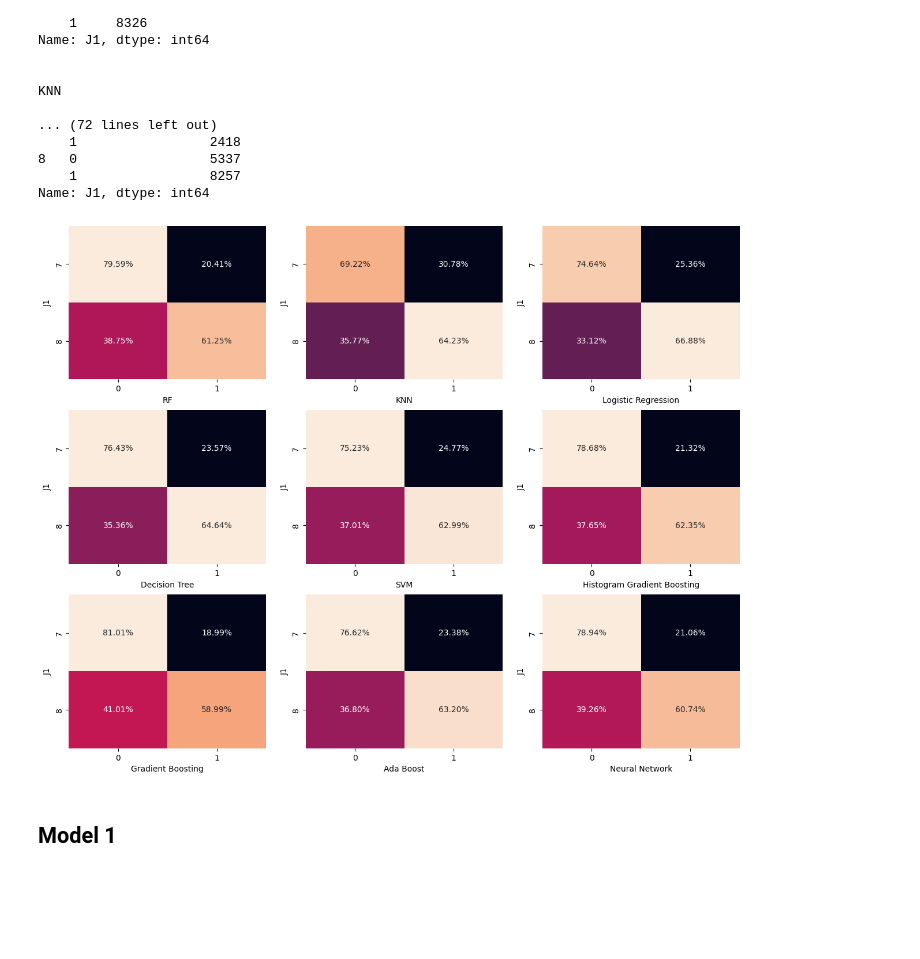
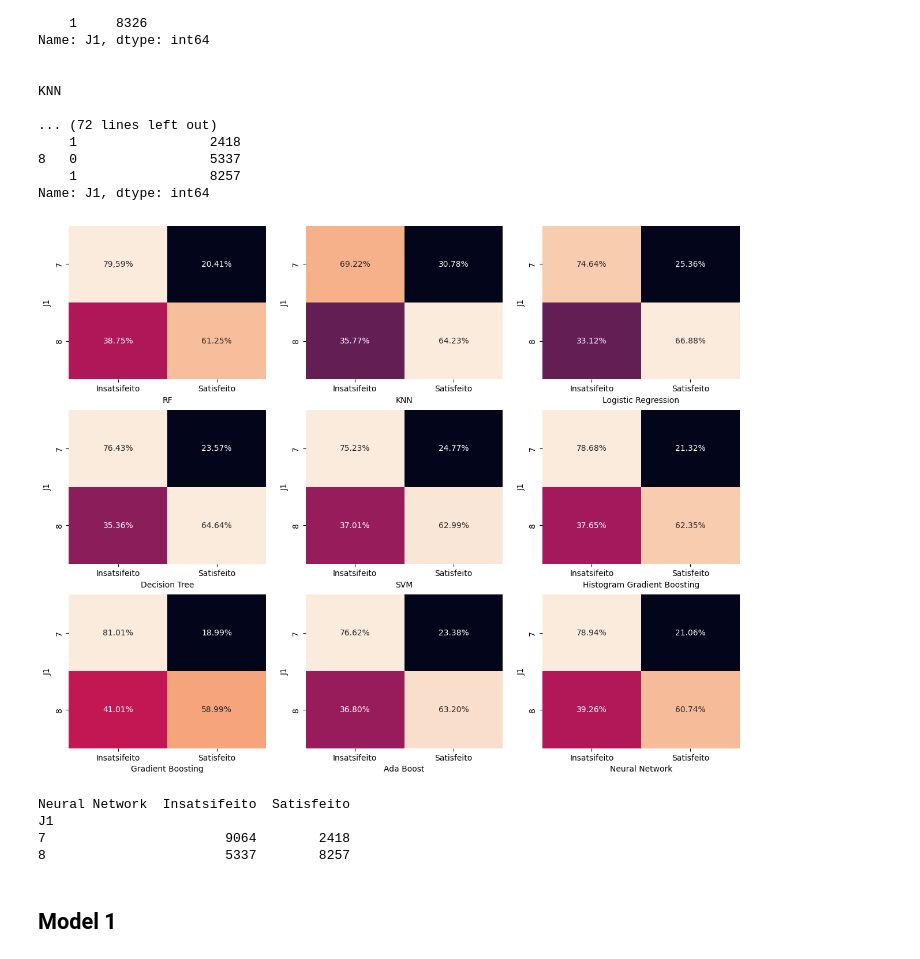
Before and after one commit to mrelero/machine-learning-anatel-database, a Jupyter notebook: Paper2/Model2/Model2.ipynb, the cells around one changed output. Saved outputs shown, nothing was run; the diff lists cells and outputs as text; code cells hidden in the pictures; blank space fills up the shorter version.

```diff
--- a/Paper2/Model2/Model2.ipynb
+++ b/Paper2/Model2/Model2.ipynb
@@ -916,6 +917,7 @@ nwdf = pd.crosstab(Neutral_DataFrame["J1"], Neutral_DataFrame["RF"])
 Total7 = nwdf.iloc[0,0] + nwdf.iloc[0,1]
 labels00 = nwdf.iloc[0,0]/Total7
 slabel00 = "{:.2%}".format(labels00)
+slabel00 = slabel00.replace(".",",")
 labels01 = nwdf.iloc[0,1]/Total7
 slabel01 = "{:.2%}".format(labels01)
 
@@ -926,8 +928,11 @@ labels11 = nwdf.iloc[1,1]/Total8
 slabel11 = "{:.2%}".format(labels11)
 
 label =  np.array([[slabel00,slabel01],[slabel10,slabel11]])
+nwdf = nwdf.rename(columns={0: "Insatsifeito", 1: "Satisfeito"})
+
 #label =  np.array([["1","0"],["1","0"]])
 h1 = sns.heatmap(nwdf, annot= label, ax = axis[0,0], fmt = '', cbar = False)
+h1.set_xticklabels(h1.get_xticklabels(), rotation=0, horizontalalignment='center')
 #h1.set_title("RF")
 
 nwdf = pd.crosstab(Neutral_DataFrame["J1"], Neutral_DataFrame["KNN"])
@@ -944,7 +949,10 @@ labels11 = nwdf.iloc[1,1]/Total8
 slabel11 = "{:.2%}".format(labels11)
 
 label =  np.array([[slabel00,slabel01],[slabel10,slabel11]])
+nwdf = nwdf.rename(columns={0: "Insatsifeito", 1: "Satisfeito"})
+
 h2 = sns.heatmap(nwdf, annot=label, ax = axis[0,1], fmt = '', cbar = False)
+h2.set_xticklabels(h1.get_xticklabels(), rotation=0, horizontalalignment='center')
 #h2.set_title("KNN")
 
 nwdf = pd.crosstab(Neutral_DataFrame["J1"], Neutral_DataFrame["Logistic Regression"])
@@ -960,7 +968,10 @@ slabel10 = "{:.2%}".format(labels10)
 labels11 = nwdf.iloc[1,1]/Total8
 slabel11 = "{:.2%}".format(labels11)
 label =  np.array([[slabel00,slabel01],[slabel10,slabel11]])
+nwdf = nwdf.rename(columns={0: "Insatsifeito", 1: "Satisfeito"})
+
 h3 = sns.heatmap(nwdf, annot=label, ax = axis[0,2], fmt = '', cbar = False)
+h3.set_xticklabels(h1.get_xticklabels(), rotation=0, horizontalalignment='center')
 #h3.set_title("Logistic Regression")
 
 nwdf = pd.crosstab(Neutral_DataFrame["J1"], Neutral_DataFrame["Decision Tree"])
@@ -976,7 +987,10 @@ slabel10 = "{:.2%}".format(labels10)
 labels11 = nwdf.iloc[1,1]/Total8
 slabel11 = "{:.2%}".format(labels11)
 label =  np.array([[slabel00,slabel01],[slabel10,slabel11]])
+nwdf = nwdf.rename(columns={0: "Insatsifeito", 1: "Satisfeito"})
+
 h4 = sns.heatmap(nwdf, annot=label, ax = axis[1,0], fmt = '', cbar = False)
+h4.set_xticklabels(h1.get_xticklabels(), rotation=0, horizontalalignment='center')
 #h4.set_title("Decision Tree")
 
 nwdf = pd.crosstab(Neutral_DataFrame["J1"], Neutral_DataFrame["SVM"])
@@ -992,7 +1006,10 @@ slabel10 = "{:.2%}".format(labels10)
 labels11 = nwdf.iloc[1,1]/Total8
 slabel11 = "{:.2%}".format(labels11)
 label =  np.array([[slabel00,slabel01],[slabel10,slabel11]])
+nwdf = nwdf.rename(columns={0: "Insatsifeito", 1: "Satisfeito"})
+
 h5 = sns.heatmap(nwdf, annot=label, ax = axis[1,1], fmt = '', cbar = False)
+h5.set_xticklabels(h1.get_xticklabels(), rotation=0, horizontalalignment='center')
 #h5.set_title("SVM")
 
 nwdf = pd.crosstab(Neutral_DataFrame["J1"], Neutral_DataFrame["Histogram Gradient Boosting"])
@@ -1008,7 +1025,10 @@ slabel10 = "{:.2%}".format(labels10)
 labels11 = nwdf.iloc[1,1]/Total8
 slabel11 = "{:.2%}".format(labels11)
 label =  np.array([[slabel00,slabel01],[slabel10,slabel11]])
+nwdf = nwdf.rename(columns={0: "Insatsifeito", 1: "Satisfeito"})
+
 h6 =sns.heatmap(nwdf, annot=label, ax = axis[1,2], fmt = '', cbar = False)
+h6.set_xticklabels(h1.get_xticklabels(), rotation=0, horizontalalignment='center')
 #h6.set_title("Histogram Gradient Boosting")
 
 nwdf = pd.crosstab(Neutral_DataFrame["J1"], Neutral_DataFrame["Gradient Boosting"])
@@ -1024,7 +1044,10 @@ slabel10 = "{:.2%}".format(labels10)
 labels11 = nwdf.iloc[1,1]/Total8
 slabel11 = "{:.2%}".format(labels11)
 label =  np.array([[slabel00,slabel01],[slabel10,slabel11]])
+nwdf = nwdf.rename(columns={0: "Insatsifeito", 1: "Satisfeito"})
+
 h7 = sns.heatmap(nwdf, annot=label, ax = axis[2,0], fmt = '', cbar = False)
+h7.set_xticklabels(h1.get_xticklabels(), rotation=0, horizontalalignment='center')
 #h7.set_title("Gradient Boosting")
 
 nwdf = pd.crosstab(Neutral_DataFrame["J1"], Neutral_DataFrame["Ada Boost"])
@@ -1035,34 +1058,49 @@ labels01 = nwdf.iloc[0,1]/Total7
 slabel01 = "{:.2%}".format(labels01)
 
 Total8 = nwdf.iloc[1,0] + nwdf.iloc[1,1]
 labels10 = nwdf.iloc[1,0]/Total8
 slabel10 = "{:.2%}".format(labels10)
 labels11 = nwdf.iloc[1,1]/Total8
 slabel11 = "{:.2%}".format(labels11)
 label =  np.array([[slabel00,slabel01],[slabel10,slabel11]])
+nwdf = nwdf.rename(columns={0: "Insatsifeito", 1: "Satisfeito"})
+
 h8 = sns.heatmap(nwdf, annot=label, ax = axis[2,1], fmt = '', cbar = False)
+h8.set_xticklabels(h1.get_xticklabels(), rotation=0, horizontalalignment='center')
 #h8.set_title("Ada Boost")
 
 nwdf = pd.crosstab(Neutral_DataFrame["J1"], Neutral_DataFrame["Neural Network"])
 Total7 = nwdf.iloc[0,0] + nwdf.iloc[0,1]
 labels00 = nwdf.iloc[0,0]/Total7
 slabel00 = "{:.2%}".format(labels00)
 labels01 = nwdf.iloc[0,1]/Total7
 slabel01 = "{:.2%}".format(labels01)
 
 Total8 = nwdf.iloc[1,0] + nwdf.iloc[1,1]
 labels10 = nwdf.iloc[1,0]/Total8
 slabel10 = "{:.2%}".format(labels10)
 labels11 = nwdf.iloc[1,1]/Total8
 slabel11 = "{:.2%}".format(labels11)
 label =  np.array([[slabel00,slabel01],[slabel10,slabel11]])
+nwdf = nwdf.rename(columns={0: "Insatsifeito", 1: "Satisfeito"})
+
 h9 = sns.heatmap(nwdf, annot=label, ax = axis[2,2], fmt = '',cbar=False)
+h9.set_xticklabels(h1.get_xticklabels(), rotation=0, horizontalalignment='center')
 #h9.set_title("Neural Network")
 
 plt.gcf().set_size_inches(15, 12)
 plt.show()
 # %% [output]
-[figure, old version]
+[figure, new version]
+# %%
+nwdf = nwdf.rename(columns={0: "Insatsifeito", 1: "Satisfeito"})
+
+print(nwdf)
+# %% [output]
+Neural Network  Insatsifeito  Satisfeito
+J1
+7                       9064        2418
+8                       5337        8257
 # %% [markdown]
 ## Model 1
 # %%
```
Also changed, not shown: parts of 2 cells of this notebook.
